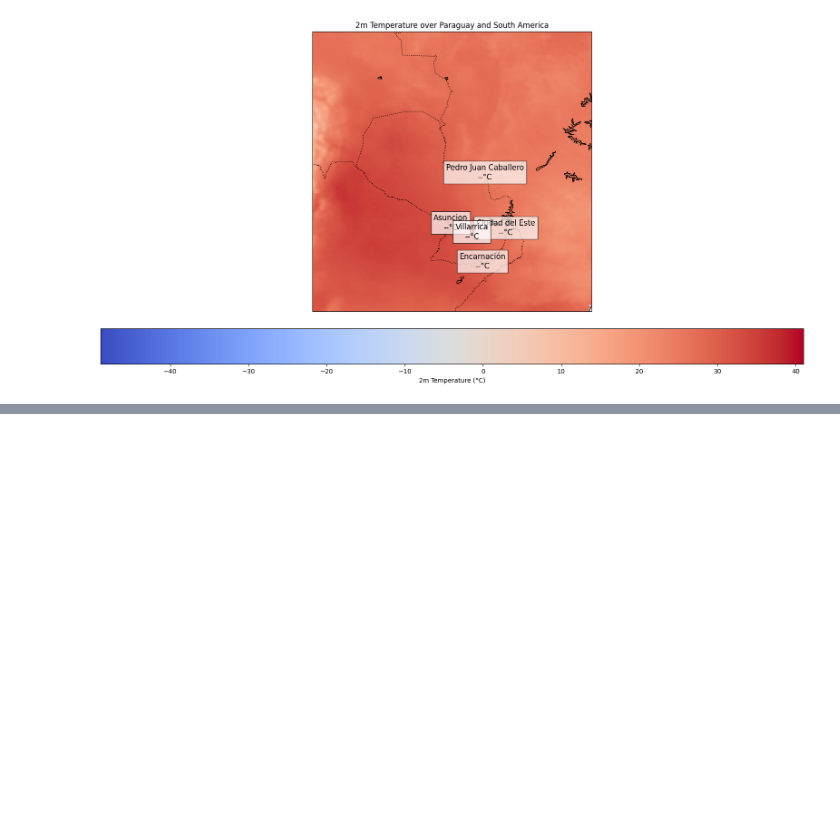
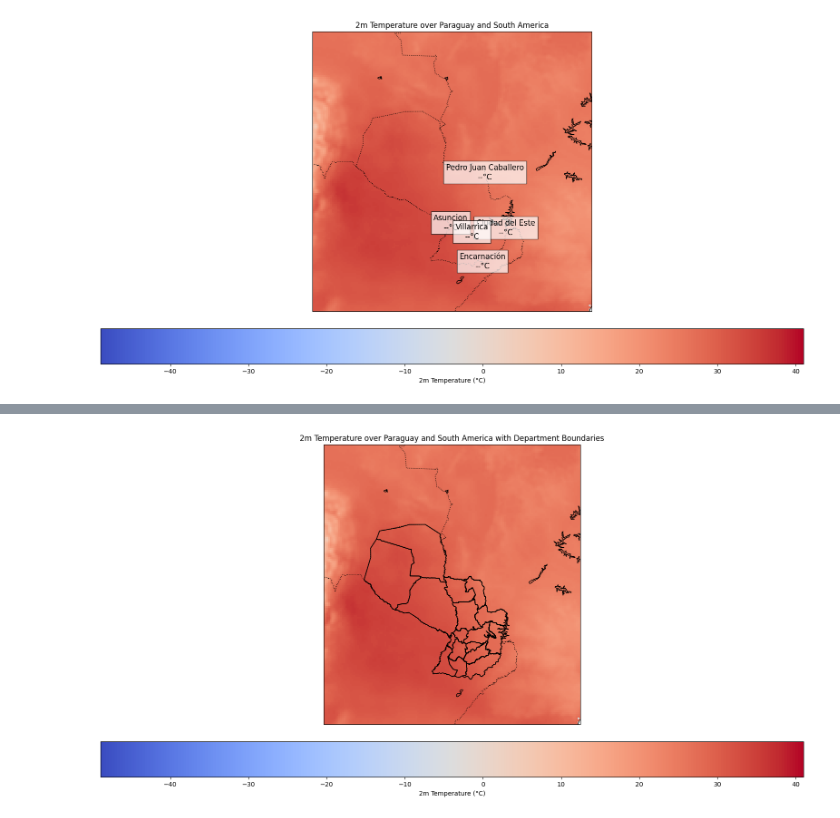
Before and after one commit to gillopy/Era5data3D, a Jupyter notebook: copernicus_planet_temp.ipynb, the cells around one changed output, grey strips where cells are left out. Saved outputs shown, nothing was run; the diff lists cells and outputs as text; code cells hidden in the pictures; blank space fills up the shorter version.

```diff
--- a/copernicus_planet_temp.ipynb
+++ b/copernicus_planet_temp.ipynb
@@ -500,0 +521,59 @@ dataset.close()
+# %%
+import netCDF4 as nc
+import numpy as np
+import matplotlib.pyplot as plt
+import cartopy.crs as ccrs
+import cartopy.feature as cfeature
+import geopandas as gpd
+
+# Ruta del archivo .nc (modifica según tu ubicación)
+file_path = "/content/drive/MyDrive/3c7785ed8c7cf99c2ae80fafa694aef4.nc"
+
+# Ruta del archivo GeoJSON (modifica según tu ubicación)
+geojson_path = "/content/drive/MyDrive/DEPARTAMENTOS_PY_CNPV2022.geojson.txt"
+
+# Cargar el archivo NetCDF4
+dataset = nc.Dataset(file_path, mode="r")
+
+# Obtener las variables necesarias
+t2m = dataset.variables['t2m'][0, :, :]  # Seleccionar el primer 'valid_time'
+lat = dataset.variables['latitude'][:]
+lon = dataset.variables['longitude'][:]
+
+# Convertir a Celsius
+t2m_celsius = t2m - 273.15
+
+# Cargar el archivo GeoJSON
+gdf = gpd.read_file(geojson_path)
+
+# Crear la figura y el mapa
+fig, ax = plt.subplots(figsize=(20, 10), subplot_kw={'projection': ccrs.PlateCarree()})
+ax.set_extent([-65, -50, -30, -15], crs=ccrs.PlateCarree())  # Ajusta según el país de interés
+
+# Agregar características al mapa
+ax.add_feature(cfeature.BORDERS, linestyle=':')
+ax.add_feature(cfeature.COASTLINE, linewidth=0.5)
+ax.add_feature(cfeature.LAND, edgecolor='black', facecolor='lightgray')
+ax.add_feature(cfeature.LAKES, edgecolor='black', facecolor='none')
+#ax.add_feature(cfeature.RIVERS, edgecolor='blue')
+
+# Dibujar la temperatura
+c = ax.pcolormesh(lon, lat, t2m_celsius, cmap='coolwarm', transform=ccrs.PlateCarree())
+
+# Agregar el GeoJSON con los límites de los departamentos
+gdf.boundary.plot(ax=ax, edgecolor="black", linewidth=1.2, transform=ccrs.PlateCarree())
+
+# Agregar barra de color
+cbar = plt.colorbar(c, orientation='horizontal', pad=0.05)
+cbar.set_label('2m Temperature (°C)')
+
+# Título del gráfico
+plt.title("2m Temperature over Paraguay and South America with Department Boundaries")
+
+# Mostrar el gráfico
+plt.show()
+
+# Cerrar el dataset
+dataset.close()
+# %% [output]
+[figure, added]
```
Also changed, not shown: parts of 1 cell of this notebook.
